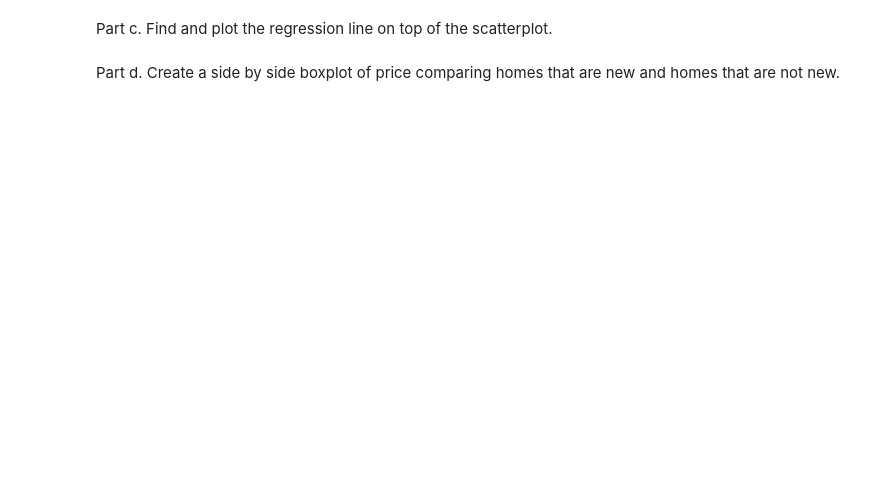
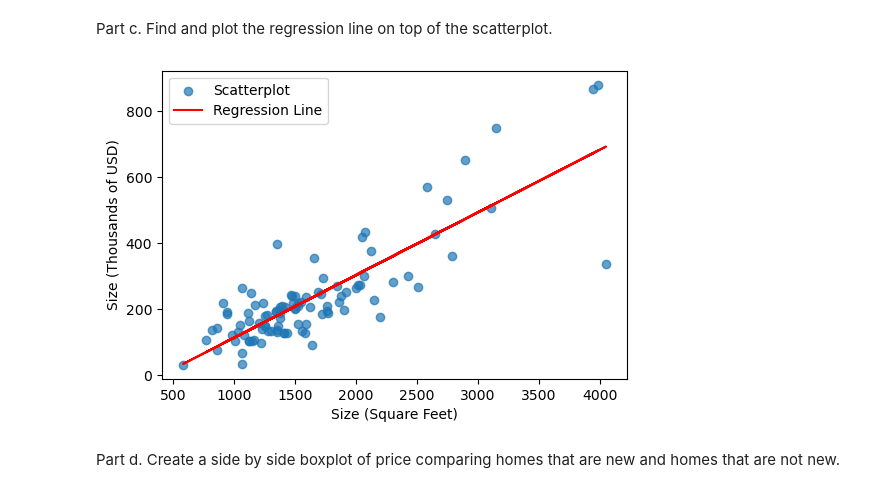
Before and after one commit to stat220/stat-220-hw1-jersumms27, a Jupyter notebook: Stat_220_HW1.ipynb, the cells around one changed output. Saved outputs shown, nothing was run; the diff lists cells and outputs as text; code cells hidden in the pictures; blank space fills up the shorter version.

```diff
--- a/Stat_220_HW1.ipynb
+++ b/Stat_220_HW1.ipynb
@@ -38,4 +127,23 @@ Part b. Find the correlation between the two variables.
 # %% [markdown]
 Part c. Find and plot the regression line on top of the scatterplot.
+# %%
+x = houses[['size']]
+y = houses['price']
+
+model = LinearRegression()
+model.fit(x, y)
+
+slope = model.coef_[0]
+intercept = model.intercept_
+
+plt.figure(figsize=(6, 4))
+plt.scatter(x, y, alpha=0.7, label='Scatterplot')
+plt.plot(x, model.predict(x), color='red', label='Regression Line')
+plt.xlabel('Size (Square Feet)')
+plt.ylabel('Size (Thousands of USD)')
+plt.legend()
+plt.show()
+# %% [output]
+[figure, added]
 # %% [markdown]
 Part d. Create a side by side boxplot of price comparing homes that are new and homes that are not new.
```
Also changed, not shown: parts of 14 cells of this notebook.
